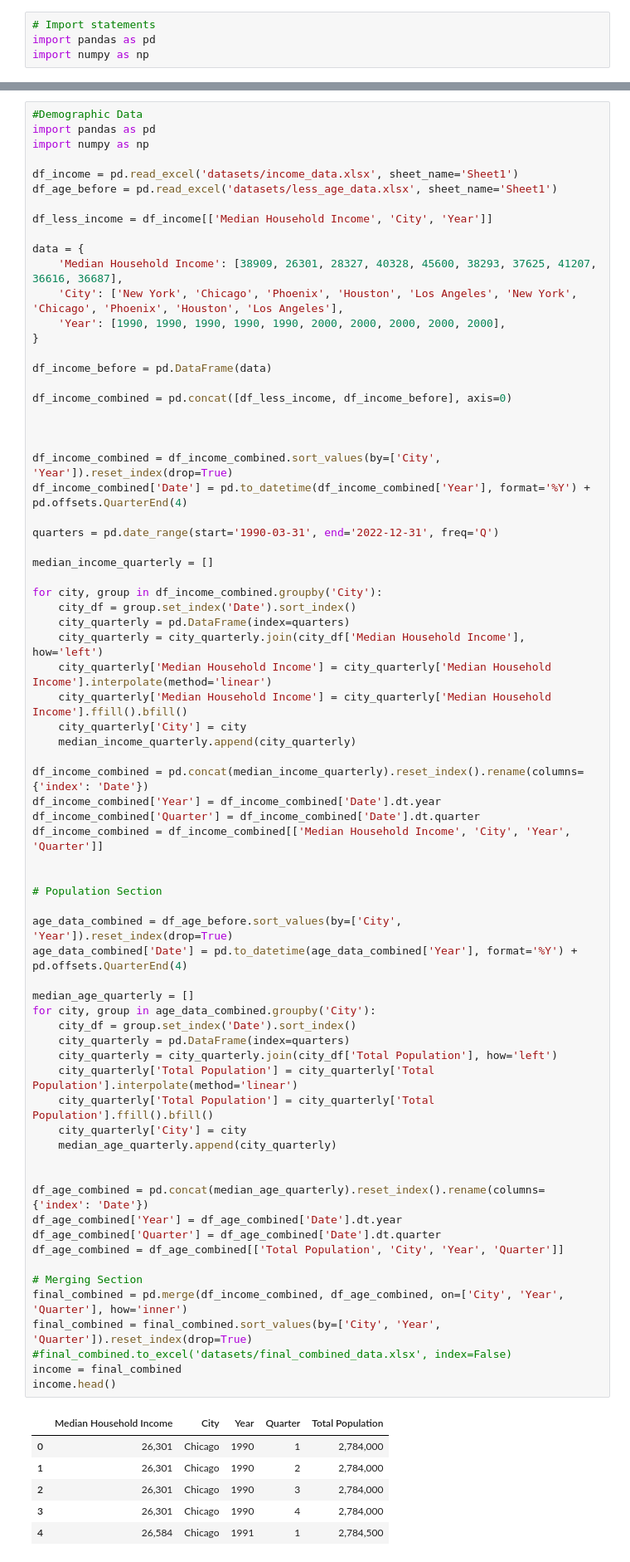
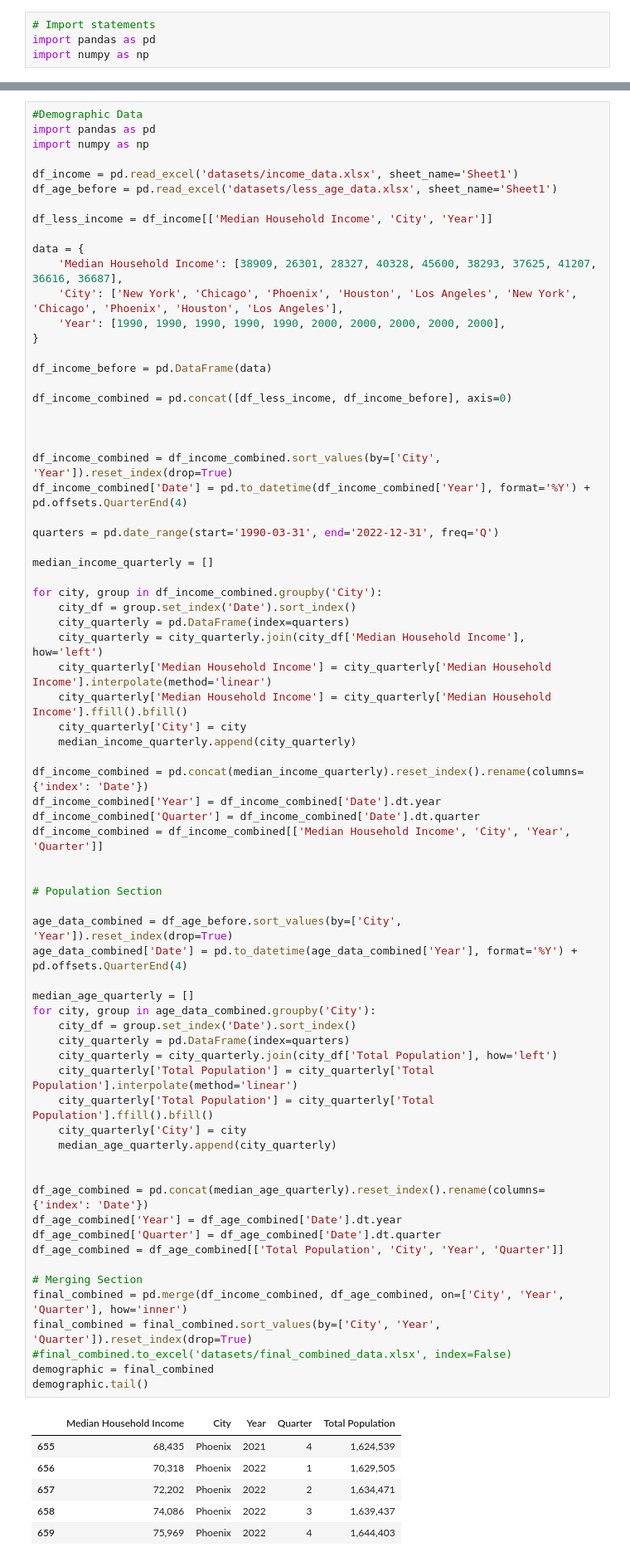
Before and after one commit to katelync12/HomeCast, a Jupyter notebook: cleaned_data.ipynb, the cells around one changed output, grey strips where cells are left out. Shown: that part at 83% size. Drawn from its saved outputs; the diff is of its cells as text.

```diff
--- a/cleaned_data.ipynb
+++ b/cleaned_data.ipynb
@@ -71,40 +71,40 @@ df_income_combined['Quarter'] = df_income_combined['Date'].dt.quarter
 df_income_combined = df_income_combined[['Median Household Income', 'City', 'Year', 'Quarter']]
 
 
 # Population Section
 
 age_data_combined = df_age_before.sort_values(by=['City', 'Year']).reset_index(drop=True)
 age_data_combined['Date'] = pd.to_datetime(age_data_combined['Year'], format='%Y') + pd.offsets.QuarterEnd(4)
 
 median_age_quarterly = []
 for city, group in age_data_combined.groupby('City'):
     city_df = group.set_index('Date').sort_index()
     city_quarterly = pd.DataFrame(index=quarters)
     city_quarterly = city_quarterly.join(city_df['Total Population'], how='left')
     city_quarterly['Total Population'] = city_quarterly['Total Population'].interpolate(method='linear')
     city_quarterly['Total Population'] = city_quarterly['Total Population'].ffill().bfill()
     city_quarterly['City'] = city
     median_age_quarterly.append(city_quarterly)
 
 
 df_age_combined = pd.concat(median_age_quarterly).reset_index().rename(columns={'index': 'Date'})
 df_age_combined['Year'] = df_age_combined['Date'].dt.year
 df_age_combined['Quarter'] = df_age_combined['Date'].dt.quarter
 df_age_combined = df_age_combined[['Total Population', 'City', 'Year', 'Quarter']]
 
 # Merging Section
 final_combined = pd.merge(df_income_combined, df_age_combined, on=['City', 'Year', 'Quarter'], how='inner')
 final_combined = final_combined.sort_values(by=['City', 'Year', 'Quarter']).reset_index(drop=True)
 #final_combined.to_excel('datasets/final_combined_data.xlsx', index=False)
-income = final_combined
-income.head()
+demographic = final_combined
+demographic.tail()
 # %% [output]
 |  | Median Household Income | City | Year | Quarter | Total Population |
-| 0 | 26,301 | Chicago | 1990 | 1 | 2,784,000 |
-| 1 | 26,301 | Chicago | 1990 | 2 | 2,784,000 |
-| 2 | 26,301 | Chicago | 1990 | 3 | 2,784,000 |
-| 3 | 26,301 | Chicago | 1990 | 4 | 2,784,000 |
-| 4 | 26,584 | Chicago | 1991 | 1 | 2,784,500 |
+| 655 | 68,435 | Phoenix | 2021 | 4 | 1,624,539 |
+| 656 | 70,318 | Phoenix | 2022 | 1 | 1,629,505 |
+| 657 | 72,202 | Phoenix | 2022 | 2 | 1,634,471 |
+| 658 | 74,086 | Phoenix | 2022 | 3 | 1,639,437 |
+| 659 | 75,969 | Phoenix | 2022 | 4 | 1,644,403 |
 # %%
 # Industrial production
 df = pd.read_csv('datasets/industrial_production.csv')
```
Also changed, not shown: parts of 4 cells of this notebook.
